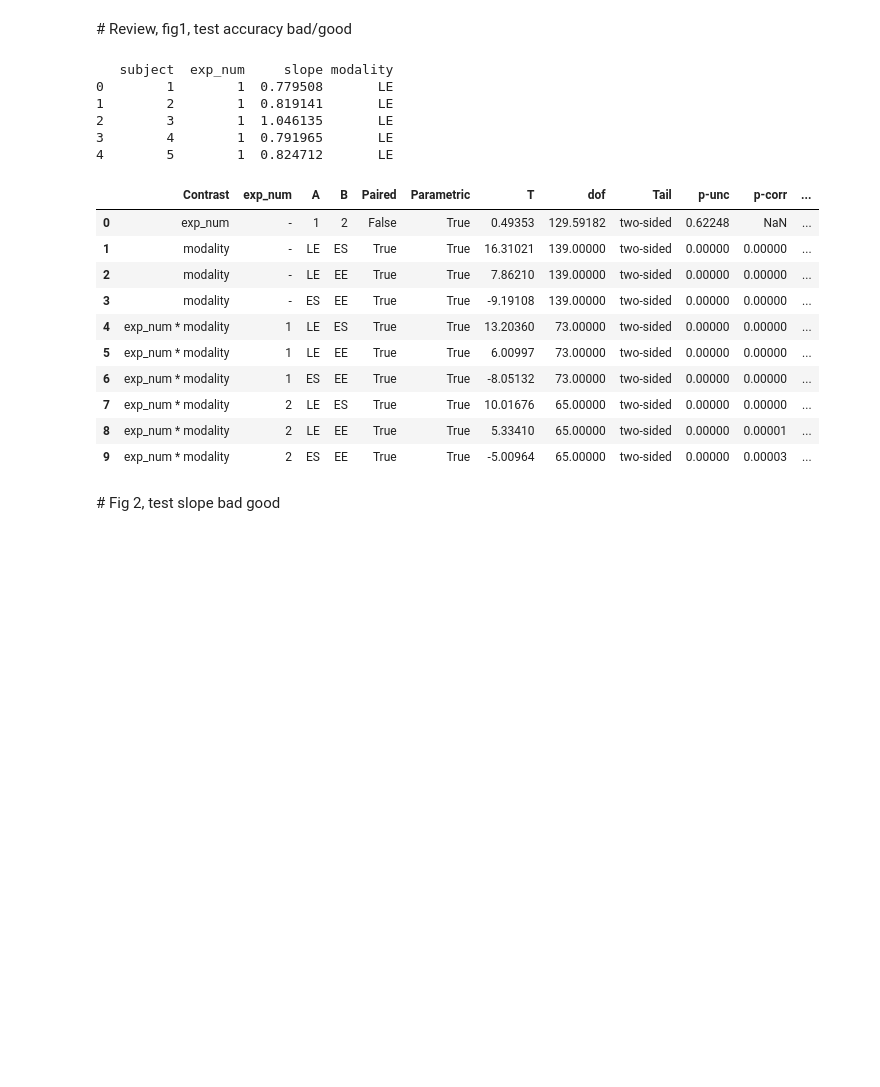
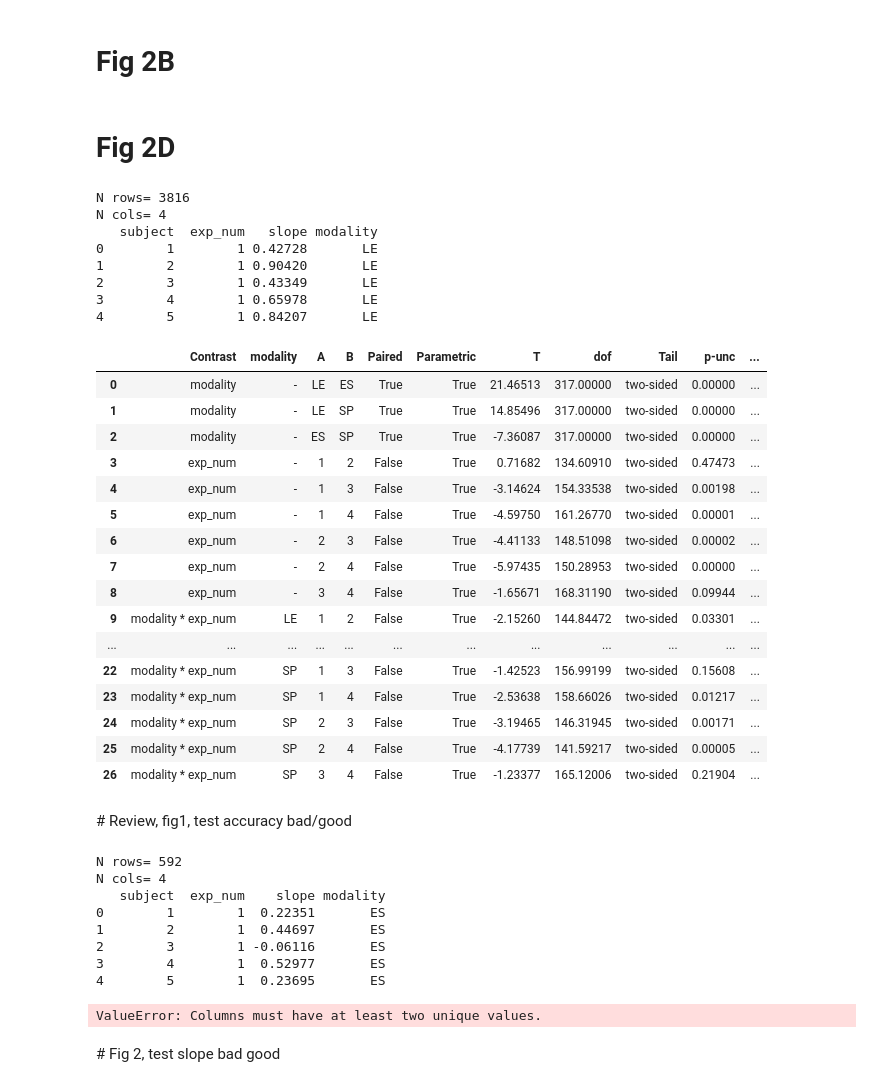
Before and after one commit to bsgarcia/RetrieveAndCompareAnalysis, a Jupyter notebook: python/stats.ipynb, the cells around one changed output. Saved outputs shown, nothing was run; the diff lists cells and outputs as text; code cells hidden in the pictures; blank space fills up the shorter version.

```diff
--- a/python/stats.ipynb
+++ b/python/stats.ipynb
@@ -7,7 +12,16 @@ import pandas as pd
 # %%
-def read_csv(name):
+def read_csv(name, info=True):
     df = pd.read_csv(f'../data/stats/{name}.csv')
     # pd.set_option('display.max_columns', None)
     # pd.set_option('max_columns', None)
-    print(df.head())
+    if info:
+        print_section('DATASET INFO')
+        print('N rows=', df.size)
+        print('N cols=', len(df.columns))
+        print(df.head())
     return df
+
+def print_section(title):
+    print( '*' + '-' * 150 + '*')
+    print(title)
+    print( '*' + '-' * 150 + '*')
@@ -19,31 +116,57 @@ Set the environment variable OUTDATED_IGNORE=1 to disable these warnings.
+# %% [markdown]
+# Fig 2B
+# %% [markdown]
+# Fig 2D
+# %%
+filename = 'Fig2D'
+df = read_csv(filename)
+pd.options.display.float_format = '{:,.5f}'.format
+pg.pairwise_ttests(dv='slope', subject='subject', between='exp_num', within='modality', effsize='cohen', data=df, padjust='bonf', parametric=True, within_first=True)
+# %% [output]
+N rows= 3816
+N cols= 4
+   subject  exp_num   slope modality
+0        1        1 0.42728       LE
+1        2        1 0.90420       LE
+2        3        1 0.43349       LE
+3        4        1 0.65978       LE
+4        5        1 0.84207       LE
+|  | Contrast | modality | A | B | Paired | Parametric | T | dof | Tail | p-unc | ... |
+| 0 | modality | - | LE | ES | True | True | 21.46513 | 317.00000 | two-sided | 0.00000 | ... |
+| 1 | modality | - | LE | SP | True | True | 14.85496 | 317.00000 | two-sided | 0.00000 | ... |
+| 2 | modality | - | ES | SP | True | True | -7.36087 | 317.00000 | two-sided | 0.00000 | ... |
+| 3 | exp_num | - | 1 | 2 | False | True | 0.71682 | 134.60910 | two-sided | 0.47473 | ... |
+| 4 | exp_num | - | 1 | 3 | False | True | -3.14624 | 154.33538 | two-sided | 0.00198 | ... |
+| 5 | exp_num | - | 1 | 4 | False | True | -4.59750 | 161.26770 | two-sided | 0.00001 | ... |
+| 6 | exp_num | - | 2 | 3 | False | True | -4.41133 | 148.51098 | two-sided | 0.00002 | ... |
+| 7 | exp_num | - | 2 | 4 | False | True | -5.97435 | 150.28953 | two-sided | 0.00000 | ... |
+| 8 | exp_num | - | 3 | 4 | False | True | -1.65671 | 168.31190 | two-sided | 0.09944 | ... |
+| 9 | modality * exp_num | LE | 1 | 2 | False | True | -2.15260 | 144.84472 | two-sided | 0.03301 | ... |
+| ... | ... | ... | ... | ... | ... | ... | ... | ... | ... | ... | ... |
+| 22 | modality * exp_num | SP | 1 | 3 | False | True | -1.42523 | 156.99199 | two-sided | 0.15608 | ... |
+| 23 | modality * exp_num | SP | 1 | 4 | False | True | -2.53638 | 158.66026 | two-sided | 0.01217 | ... |
+| 24 | modality * exp_num | SP | 2 | 3 | False | True | -3.19465 | 146.31945 | two-sided | 0.00171 | ... |
+| 25 | modality * exp_num | SP | 2 | 4 | False | True | -4.17739 | 141.59217 | two-sided | 0.00005 | ... |
+| 26 | modality * exp_num | SP | 3 | 4 | False | True | -1.23377 | 165.12006 | two-sided | 0.21904 | ... |
 # %% [markdown]
 # Review, fig1, test accuracy bad/good
 # %%
 filename = 'corr_tables'
 df = read_csv(filename)
-pd.options.display.float_format = '{:,.5f}'.format
 pg.pairwise_ttests(dv='slope', subject='subject', between='exp_num', within='modality',
             data=df, padjust='bonf', within_first=False, parametric=True)
 
 # pg.print_table(res, floatfmt='.6f')
 # %% [output]
-   subject  exp_num     slope modality
-0        1        1  0.779508       LE
-1        2        1  0.819141       LE
-2        3        1  1.046135       LE
-3        4        1  0.791965       LE
-4        5        1  0.824712       LE
+N rows= 592
+N cols= 4
+   subject  exp_num    slope modality
+0        1        1  0.22351       ES
+1        2        1  0.44697       ES
+2        3        1 -0.06116       ES
+3        4        1  0.52977       ES
+4        5        1  0.23695       ES
-|  | Contrast | exp_num | A | B | Paired | Parametric | T | dof | Tail | p-unc | p-corr | ... |
-| 0 | exp_num | - | 1 | 2 | False | True | 0.49353 | 129.59182 | two-sided | 0.62248 | NaN | ... |
-| 1 | modality | - | LE | ES | True | True | 16.31021 | 139.00000 | two-sided | 0.00000 | 0.00000 | ... |
-| 2 | modality | - | LE | EE | True | True | 7.86210 | 139.00000 | two-sided | 0.00000 | 0.00000 | ... |
-| 3 | modality | - | ES | EE | True | True | -9.19108 | 139.00000 | two-sided | 0.00000 | 0.00000 | ... |
-| 4 | exp_num * modality | 1 | LE | ES | True | True | 13.20360 | 73.00000 | two-sided | 0.00000 | 0.00000 | ... |
-| 5 | exp_num * modality | 1 | LE | EE | True | True | 6.00997 | 73.00000 | two-sided | 0.00000 | 0.00000 | ... |
-| 6 | exp_num * modality | 1 | ES | EE | True | True | -8.05132 | 73.00000 | two-sided | 0.00000 | 0.00000 | ... |
-| 7 | exp_num * modality | 2 | LE | ES | True | True | 10.01676 | 65.00000 | two-sided | 0.00000 | 0.00000 | ... |
-| 8 | exp_num * modality | 2 | LE | EE | True | True | 5.33410 | 65.00000 | two-sided | 0.00000 | 0.00001 | ... |
-| 9 | exp_num * modality | 2 | ES | EE | True | True | -5.00964 | 65.00000 | two-sided | 0.00000 | 0.00003 | ... |
+ValueError: Columns must have at least two unique values.
 # %% [markdown]
 # Fig 2, test slope bad good
 # %%
```
Also changed, not shown: parts of 7 cells of this notebook, 7 other files.
